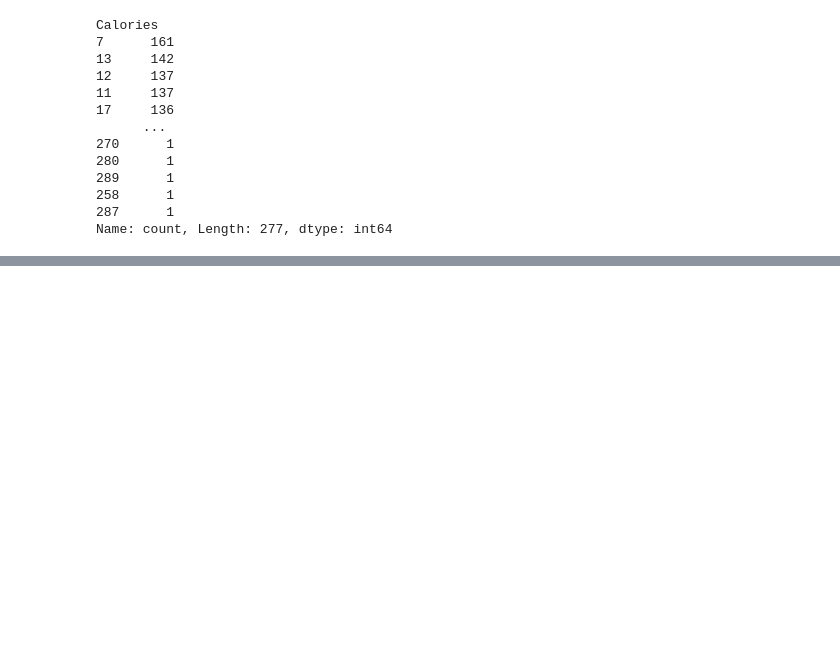
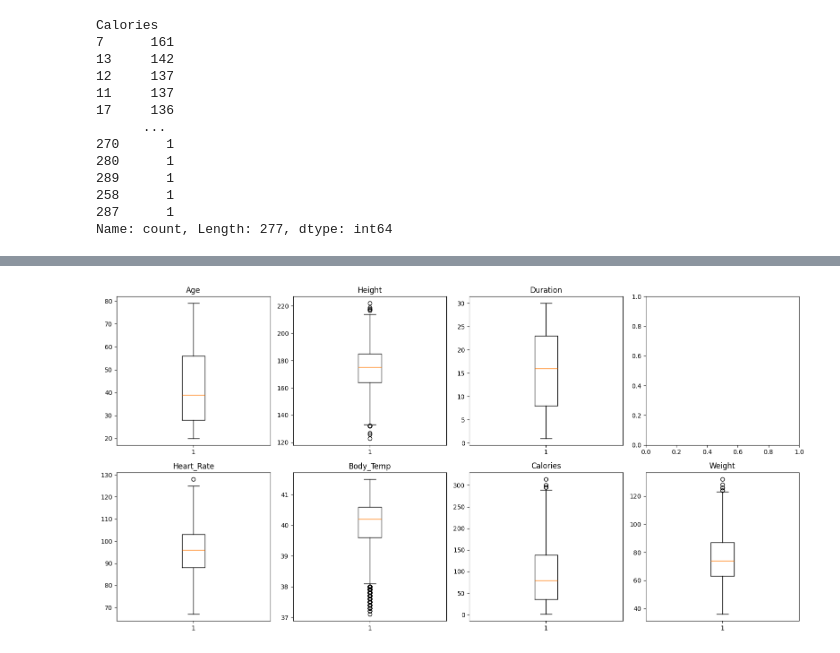
Before and after one commit to AhmadJer99/Calories-Burn-Prediction, a Jupyter notebook: CaloriesBurntPrediction.ipynb, the cells around one changed output, grey strips where cells are left out. Saved outputs shown, nothing was run; the diff lists cells and outputs as text; code cells hidden in the pictures; blank space fills up the shorter version.

```diff
--- a/CaloriesBurntPrediction.ipynb
+++ b/CaloriesBurntPrediction.ipynb
@@ -90,0 +192,30 @@ plt.show()
+# %%
+fig,ax = plt.subplots(2,4, figsize=(16,8))
+
+ax[0,0].title.set_text('Age')
+ax[0,0].boxplot(df['Age'])
+
+ax[0,1].title.set_text('Height')
+ax[0,1].boxplot(df['Height'])
+
+ax[0,2].title.set_text('Duration')
+ax[0,2].boxplot(df['Duration'])
+
+ax[1,0].title.set_text('Heart_Rate')
+ax[1,0].boxplot(df['Heart_Rate'])
+
+ax[1,1].title.set_text('Body_Temp')
+ax[1,1].boxplot(df['Body_Temp'])
+
+ax[1,2].title.set_text('Calories')
+ax[1,2].boxplot(df['Calories'])
+
+ax[1,3].title.set_text('Weight')
+ax[1,3].boxplot(df['Weight'])
+
+plt.tight_layout()
+plt.show()
+
+OutlierFeatures = ['Body_Temp', 'Weight','Height']
+# %% [output]
+[figure, added]
```
Also changed, not shown: parts of 21 cells of this notebook.
